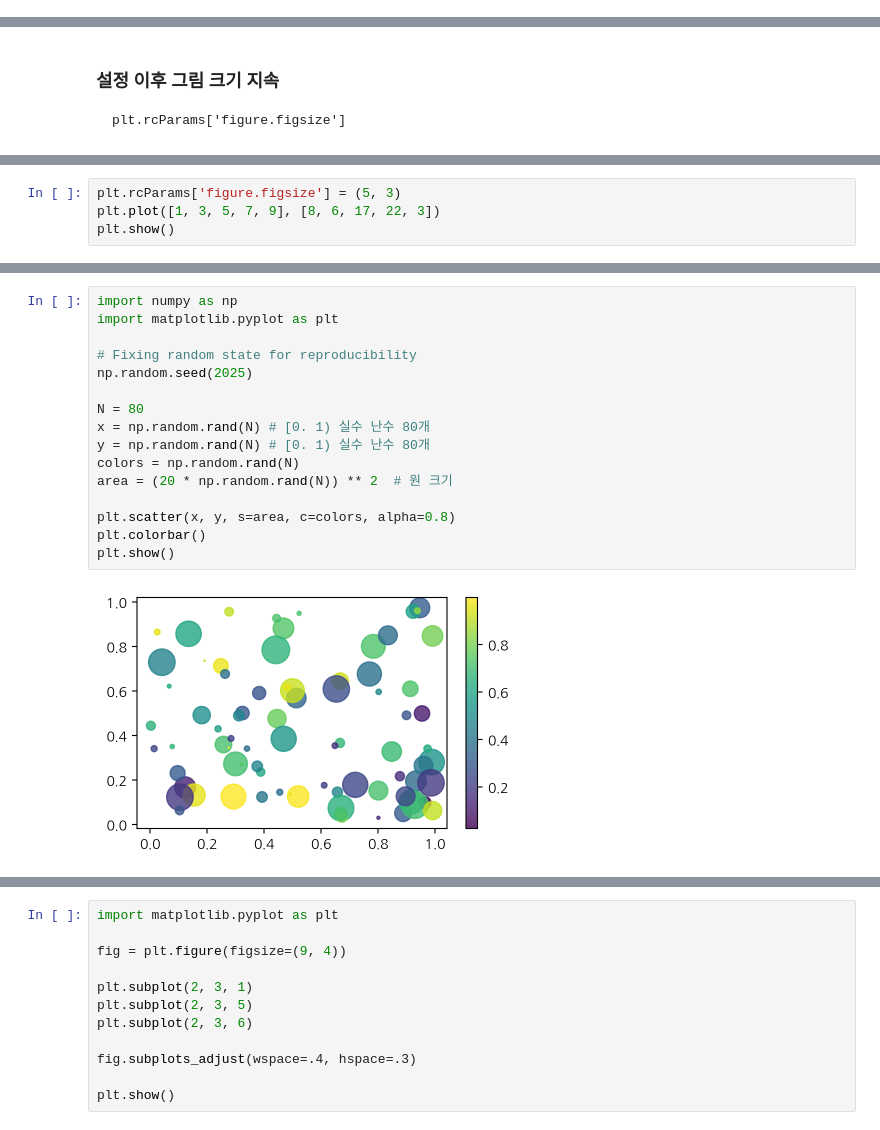
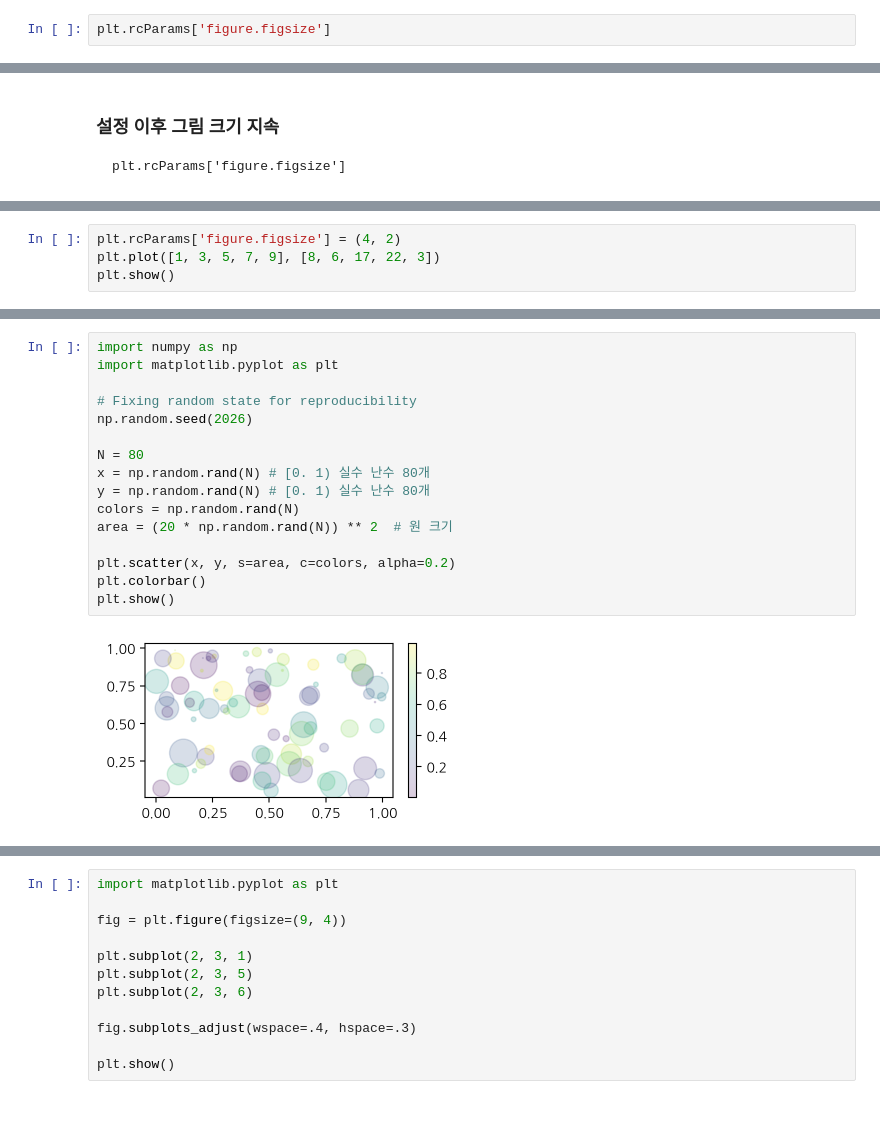
Before and after one commit to InHyeok-Hwang/Intro-DA, a Jupyter notebook: code/w07_matplotlib_vis.ipynb, the cells around one changed output, grey strips where cells are left out. Drawn from its saved outputs; the diff is of its cells as text.

```diff
--- a/code/w07_matplotlib_vis.ipynb
+++ b/code/w07_matplotlib_vis.ipynb
@@ -46,3 +46,5 @@ Requirement already satisfied: pillow>=8 in /usr/local/lib/python3.13/dist-packa
 Requirement already satisfied: pyparsing>=2.3.1 in /usr/local/lib/python3.13/dist-packages (from matplotlib->koreanize-matplotlib) (3.3.3)
 Requirement already satisfied: python-dateutil>=2.7 in /usr/local/lib/python3.13/dist-packages (from matplotlib->koreanize-matplotlib) (2.9.0.post0)
 Requirement already satisfied: six>=1.5 in /usr/local/lib/python3.13/dist-packages (from python-dateutil>=2.7->matplotlib->koreanize-matplotlib) (1.17.0)
+# %%
+plt.rcParams['figure.figsize']
@@ -83,5 +87,5 @@ plt.rcParams['figure.figsize']
 # %%
-plt.rcParams['figure.figsize'] = (5, 3)
+plt.rcParams['figure.figsize'] = (4, 2)
 plt.plot([1, 3, 5, 7, 9], [8, 6, 17, 22, 3])
 plt.show()
 # %% [output]
@@ -126,21 +182,21 @@ plt.show()
 # %%
 import numpy as np
 import matplotlib.pyplot as plt
 
 # Fixing random state for reproducibility
-np.random.seed(2025)
+np.random.seed(2026)
 
 N = 80
 x = np.random.rand(N) # [0. 1) 실수 난수 80개
 y = np.random.rand(N) # [0. 1) 실수 난수 80개
 colors = np.random.rand(N)
 area = (20 * np.random.rand(N)) ** 2  # 원 크기
 
-plt.scatter(x, y, s=area, c=colors, alpha=0.8)
+plt.scatter(x, y, s=area, c=colors, alpha=0.2)
 plt.colorbar()
 plt.show()
 # %% [output]
-[figure, old version]
+[figure, new version]
 # %%
 import matplotlib.pyplot as plt
 
```
Also changed, not shown: parts of 20 cells of this notebook.
